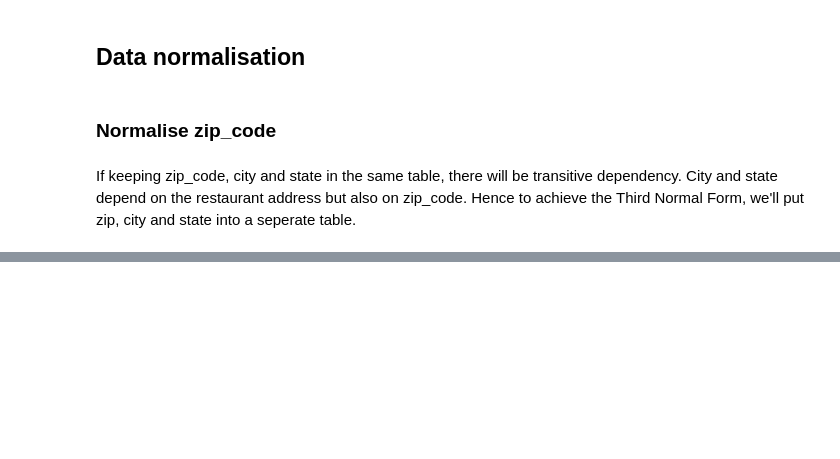
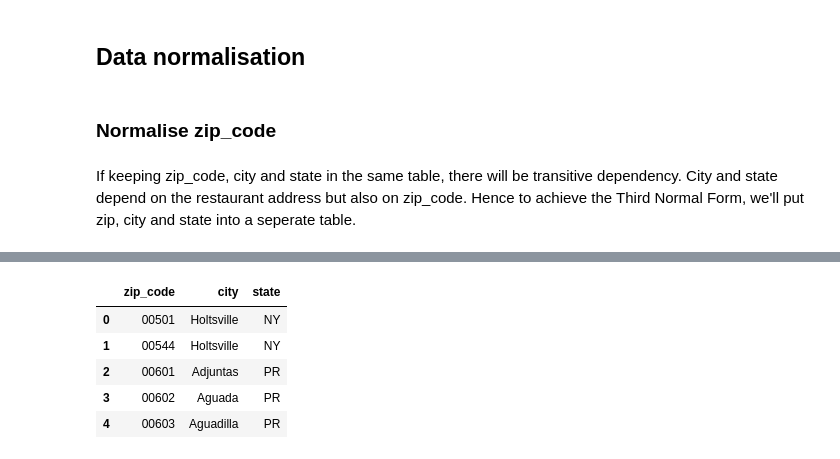
Before and after one commit to poojaisabelle/ETL-Project, a Jupyter notebook: 02_transform_restaurant/02_transform_restaurant_rouhong_kat-TRACEY.ipynb, the cells around one changed output, grey strips where cells are left out. Cells and saved outputs as stored; diff of their text form; code cells hidden in the pictures; blank space fills up the shorter version.

Commit message:
Normalised zip_code and restaurant_id tables

```diff
--- a/02_transform_restaurant/02_transform_restaurant_rouhong_kat-TRACEY.ipynb
+++ b/02_transform_restaurant/02_transform_restaurant_rouhong_kat-TRACEY.ipynb
@@ -77 +243,10 @@ common_zip_mix[common_zip_mix["city"] != common_zip_mix["PO_NAME"]]
 final_zip_code = zip_to_zcta_df[["zip_code", "PO_NAME", "STATE"]].rename(columns={"PO_NAME": "city", "STATE": "state"})
+# %%
+final_zip_code.head()
+# %% [output]
+|  | zip_code | city | state |
+| 0 | 00501 | Holtsville | NY |
+| 1 | 00544 | Holtsville | NY |
+| 2 | 00601 | Adjuntas | PR |
+| 3 | 00602 | Aguada | PR |
+| 4 | 00603 | Aguadilla | PR |
```
Also changed, not shown: parts of 78 cells of this notebook, 1 other file.
